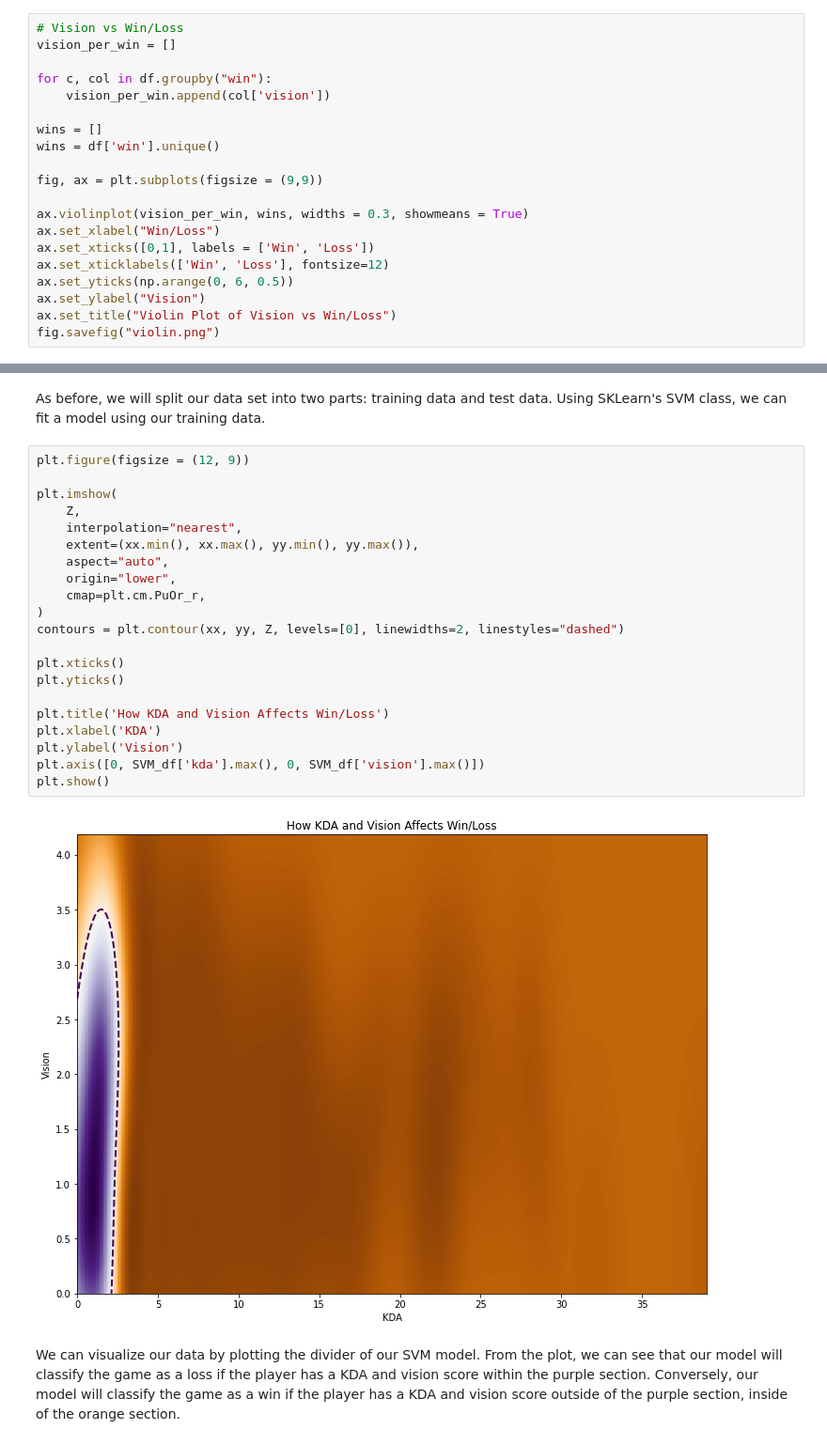
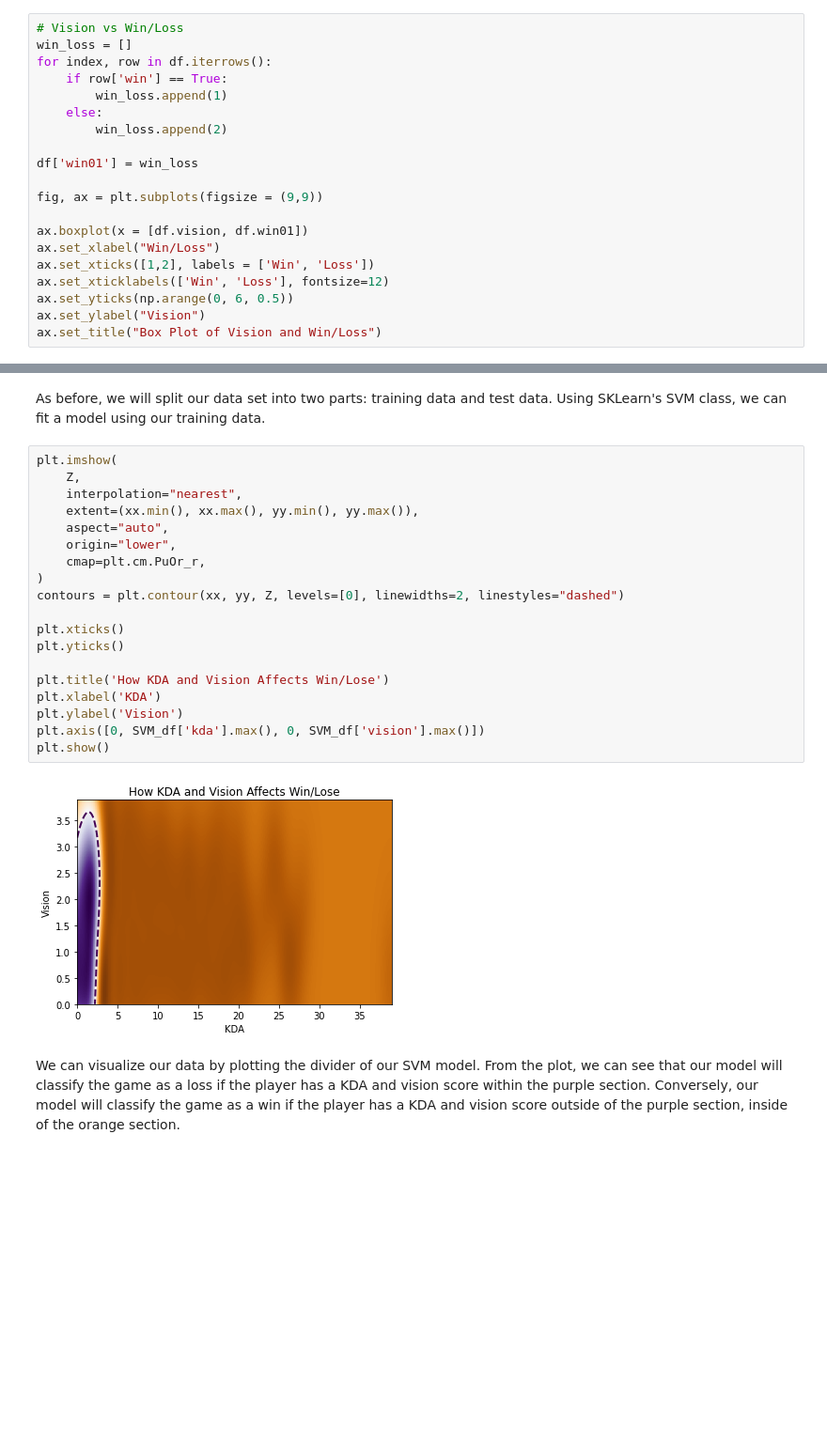
Before and after one commit to dvnmn/320-final-project, a Jupyter notebook: 320_Final_Project.ipynb, the cells around one changed output, grey strips where cells are left out. Shown at 94% size. Saved outputs shown, nothing was run; the diff lists cells and outputs as text; blank space fills up the shorter version.

```diff
--- a/320_Final_Project.ipynb
+++ b/320_Final_Project.ipynb
@@ -234,21 +251,21 @@ We've looked at how some statistics affect eachother, now let's look at how thes
 # %%
 # Vision vs Win/Loss
-vision_per_win = []
+win_loss = []
+for index, row in df.iterrows():
+    if row['win'] == True:
+        win_loss.append(1)
+    else:
+        win_loss.append(2)
 
-for c, col in df.groupby("win"):
-    vision_per_win.append(col['vision'])
-
-wins = []
-wins = df['win'].unique()
+df['win01'] = win_loss
 
 fig, ax = plt.subplots(figsize = (9,9))
 
-ax.violinplot(vision_per_win, wins, widths = 0.3, showmeans = True)
+ax.boxplot(x = [df.vision, df.win01])
 ax.set_xlabel("Win/Loss")
-ax.set_xticks([0,1], labels = ['Win', 'Loss'])
+ax.set_xticks([1,2], labels = ['Win', 'Loss'])
 ax.set_xticklabels(['Win', 'Loss'], fontsize=12)
 ax.set_yticks(np.arange(0, 6, 0.5))
 ax.set_ylabel("Vision")
-ax.set_title("Violin Plot of Vision vs Win/Loss")
-fig.savefig("violin.png")
+ax.set_title("Box Plot of Vision and Win/Loss")
 # %% [output]
@@ -458,28 +364,26 @@ Z = Z.reshape(xx.shape)
 # %% [markdown]
 As before, we will split our data set into two parts: training data and test data. Using SKLearn's SVM class, we can fit a model using our training data.
 # %%
-plt.figure(figsize = (12, 9))
-
 plt.imshow(
     Z,
     interpolation="nearest",
     extent=(xx.min(), xx.max(), yy.min(), yy.max()),
     aspect="auto",
     origin="lower",
     cmap=plt.cm.PuOr_r,
 )
 contours = plt.contour(xx, yy, Z, levels=[0], linewidths=2, linestyles="dashed")
 
 plt.xticks()
 plt.yticks()
 
-plt.title('How KDA and Vision Affects Win/Loss')
+plt.title('How KDA and Vision Affects Win/Lose')
 plt.xlabel('KDA')
 plt.ylabel('Vision')
 plt.axis([0, SVM_df['kda'].max(), 0, SVM_df['vision'].max()])
 plt.show()
 # %% [output]
-[figure, old version]
+[figure, new version]
 # %% [markdown]
 We can visualize our data by plotting the divider of our SVM model. From the plot, we can see that our model will classify the game as a loss if the player has a KDA and vision score within the purple section. Conversely, our model will classify the game as a win if the player has a KDA and vision score outside of the purple section, inside of the orange section.
 # %%
```
Also changed, not shown: parts of 29 cells of this notebook.
